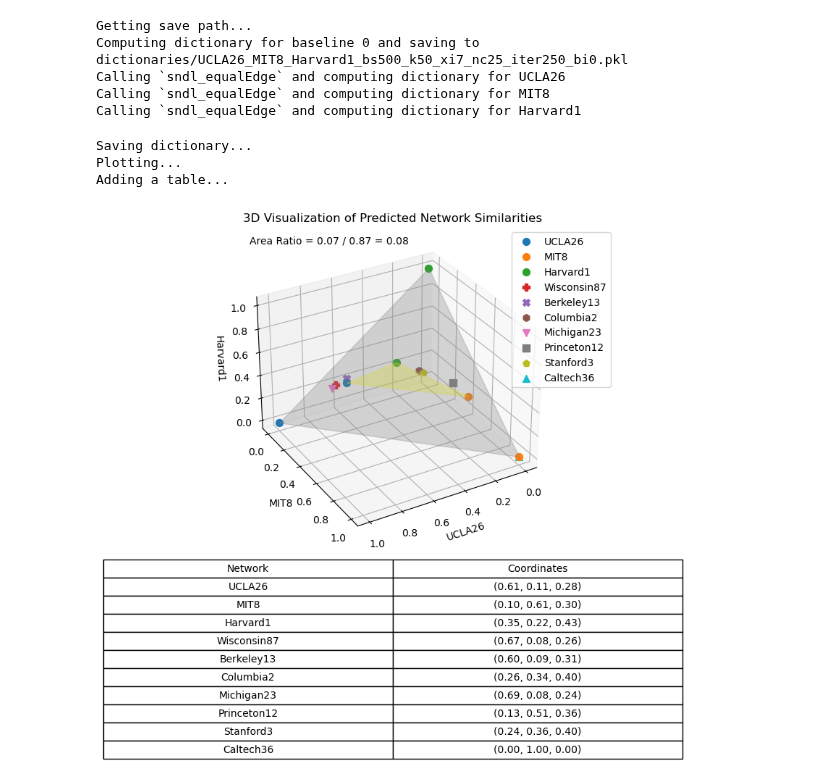
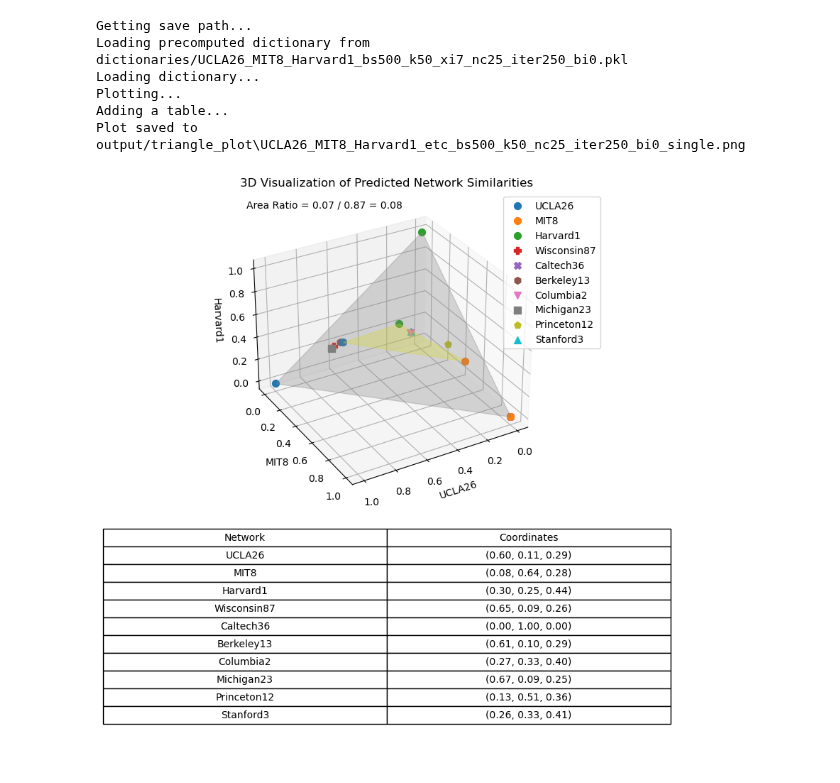
Before and after one commit to Yee-Millennium/REU2024_code, a Jupyter notebook: Multiclass_Dictionary_Plot.ipynb, the cells around one changed output. Drawn from its saved outputs; the diff is of its cells as text; code cells hidden in the pictures.

```diff
--- a/Multiclass_Dictionary_Plot.ipynb
+++ b/Multiclass_Dictionary_Plot.ipynb
@@ -186,3 +216,27 @@ def plot_3d_prediction(ntwk_list, base_sample_size, k, n_components, iterations,
+# %%
+def plot_3d_prediction(ntwk_list, base_sample_size, k, xi, n_components, iterations, baseline_i, skip_folded_hom=True, average=False, times=1):
+    """Compute and plot 3D prediction of network similarities."""
+    n = len(ntwk_list)
+    if n <= 3:
+        print("Not enough networks for comparison.")
+        return
+
+    # Create a directory to store dictionaries if it doesn't exist
+    os.makedirs('dictionaries', exist_ok=True)
+
+    # Compute dictionary for the baseline set of 3 networks, with optional averaging
+    W, beta, H = compute_latent_motifs_and_dictionary(ntwk_list, base_sample_size=base_sample_size, k=k, xi=xi, n_components=n_components, iterations=iterations, baseline_i=baseline_i, skip_folded_hom=skip_folded_hom, average=average, times=times)
+
+    # Compute affinity scores for all networks, with optional averaging
+    affinity_scores = compute_affinity_scores_for_all_networks(ntwk_list, W, beta, average=average, times=times)
+
+    # Generate and show a single plot with all networks, including the baseline and additional ones
+    fig = plot_3d_affinity_scores(ntwk_list, affinity_scores, baseline_i, average=average, times=times)
+
+    # Save the plot
+    save_plot(fig, ntwk_list, base_sample_size, k, n_components, iterations, baseline_i, average)
+
+    plt.show()
 # %%
 # Example usage
 ntwk_list = ['Caltech36', 'UCLA26', 'MIT8', 'Wisconsin87', 'Harvard1', 'Berkeley13', 'Columbia2', 'Michigan23', 'Princeton12', 'Stanford3']
@@ -197,14 +254,14 @@ Adding a table...
 # %%
 # Example usage
-ntwk_list = ['UCLA26', 'MIT8', 'Harvard1', 'Wisconsin87', 'Berkeley13', 'Columbia2', 'Michigan23', 'Princeton12', 'Stanford3', 'Caltech36']
-plot_3d_prediction(ntwk_list, base_sample_size=500, k=50, n_components=25, iterations=250, baseline_i=0)
+ntwk_list = ['UCLA26', 'MIT8', 'Harvard1', 'Wisconsin87', 'Caltech36', 'Berkeley13', 'Columbia2', 'Michigan23', 'Princeton12', 'Stanford3']
+plot_3d_prediction(ntwk_list, base_sample_size=500, k=50, n_components=25, iterations=250,
+                   xi=7, baseline_i=0, skip_folded_hom=True,
+                   average=False, times=1)
 # %% [output]
 Getting save path...
-Computing dictionary for baseline 0 and saving to dictionaries/UCLA26_MIT8_Harvard1_bs500_k50_xi7_nc25_iter250_bi0.pkl
-Calling `sndl_equalEdge` and computing dictionary for UCLA26
-Calling `sndl_equalEdge` and computing dictionary for MIT8
-Calling `sndl_equalEdge` and computing dictionary for Harvard1
+Loading precomputed dictionary from dictionaries/UCLA26_MIT8_Harvard1_bs500_k50_xi7_nc25_iter250_bi0.pkl
+Loading dictionary...
+Plotting...
+Adding a table...
+Plot saved to output/triangle_plot\UCLA26_MIT8_Harvard1_etc_bs500_k50_nc25_iter250_bi0_single.png
-Saving dictionary...
-Plotting...
-Adding a table...
-[figure, old version]
+[figure, new version]
```
Also changed, not shown: parts of 4 cells of this notebook, 29 other files.
